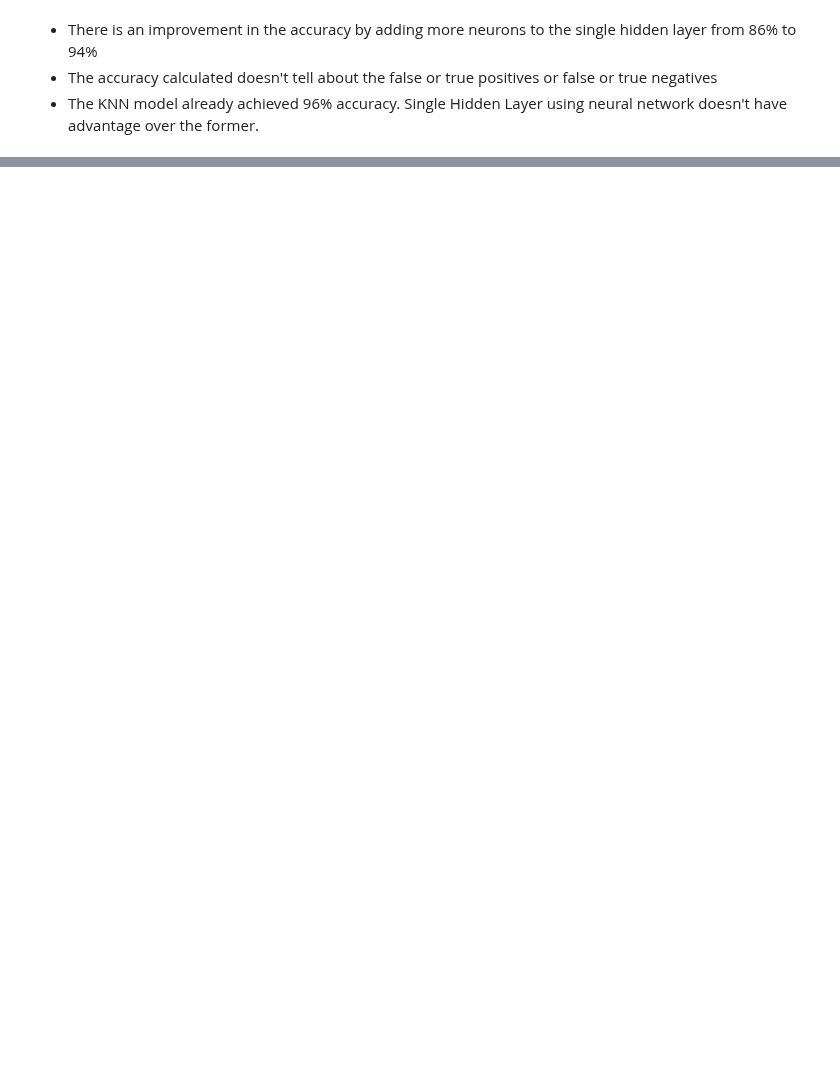
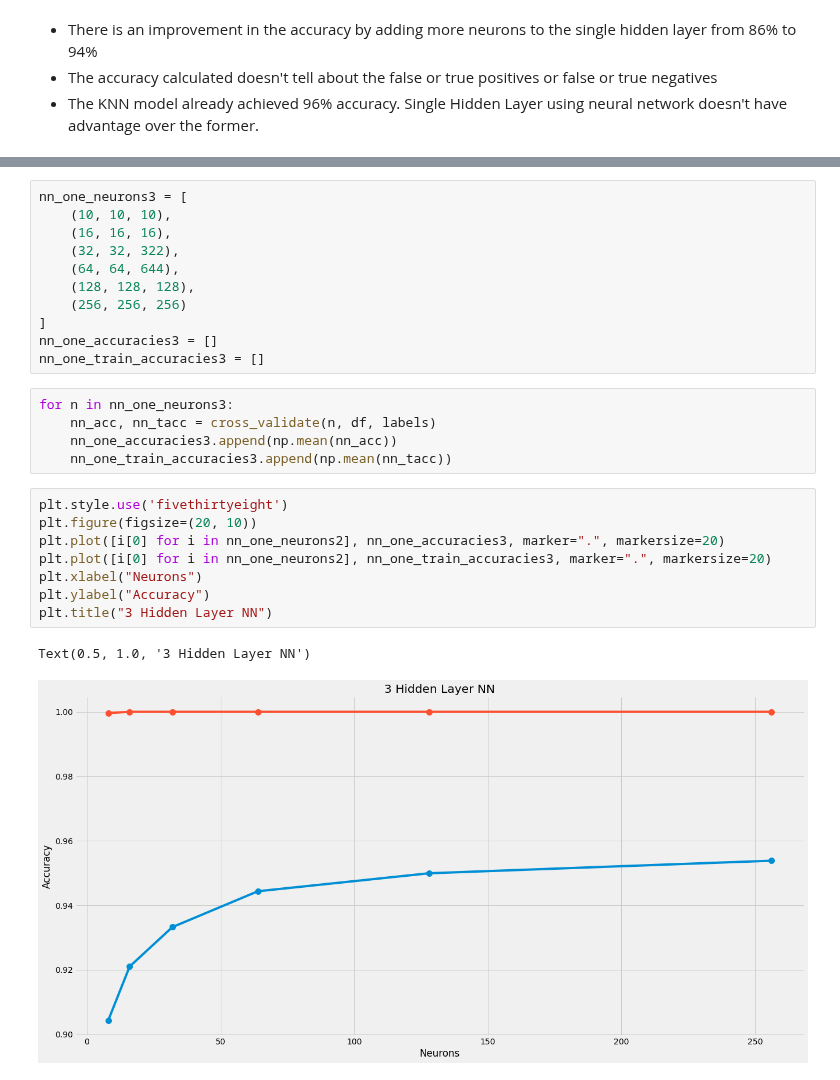
Before and after one commit to raduspaimoc/DataQuest-Projects, a Jupyter notebook: Classification Problems/Building A Handwritten Digits Classifier/Building A Handwritten Digits Classifier.ipynb, the cells around one changed output, grey strips where cells are left out. Drawn from its saved outputs; the diff is of its cells as text; blank space fills up the shorter version.

```diff
--- a/Classification Problems/Building A Handwritten Digits Classifier/Building A Handwritten Digits Classifier.ipynb
+++ b/Classification Problems/Building A Handwritten Digits Classifier/Building A Handwritten Digits Classifier.ipynb
@@ -214,0 +249,27 @@ Text(0, 0.5, 'Accuracy')
+# %%
+nn_one_neurons3 = [
+    (10, 10, 10),
+    (16, 16, 16),
+    (32, 32, 322),
+    (64, 64, 644),
+    (128, 128, 128),
+    (256, 256, 256)
+]
+nn_one_accuracies3 = []
+nn_one_train_accuracies3 = []
+# %%
+for n in nn_one_neurons3:
+    nn_acc, nn_tacc = cross_validate(n, df, labels)
+    nn_one_accuracies3.append(np.mean(nn_acc))
+    nn_one_train_accuracies3.append(np.mean(nn_tacc))
+# %%
+plt.style.use('fivethirtyeight')
+plt.figure(figsize=(20, 10))
+plt.plot([i[0] for i in nn_one_neurons2], nn_one_accuracies3, marker=".", markersize=20)
+plt.plot([i[0] for i in nn_one_neurons2], nn_one_train_accuracies3, marker=".", markersize=20)
+plt.xlabel("Neurons")
+plt.ylabel("Accuracy")
+plt.title("3 Hidden Layer NN")
+# %% [output]
+Text(0.5, 1.0, '3 Hidden Layer NN')
+[figure, added]
```
Also changed, not shown: parts of 11 cells of this notebook.
